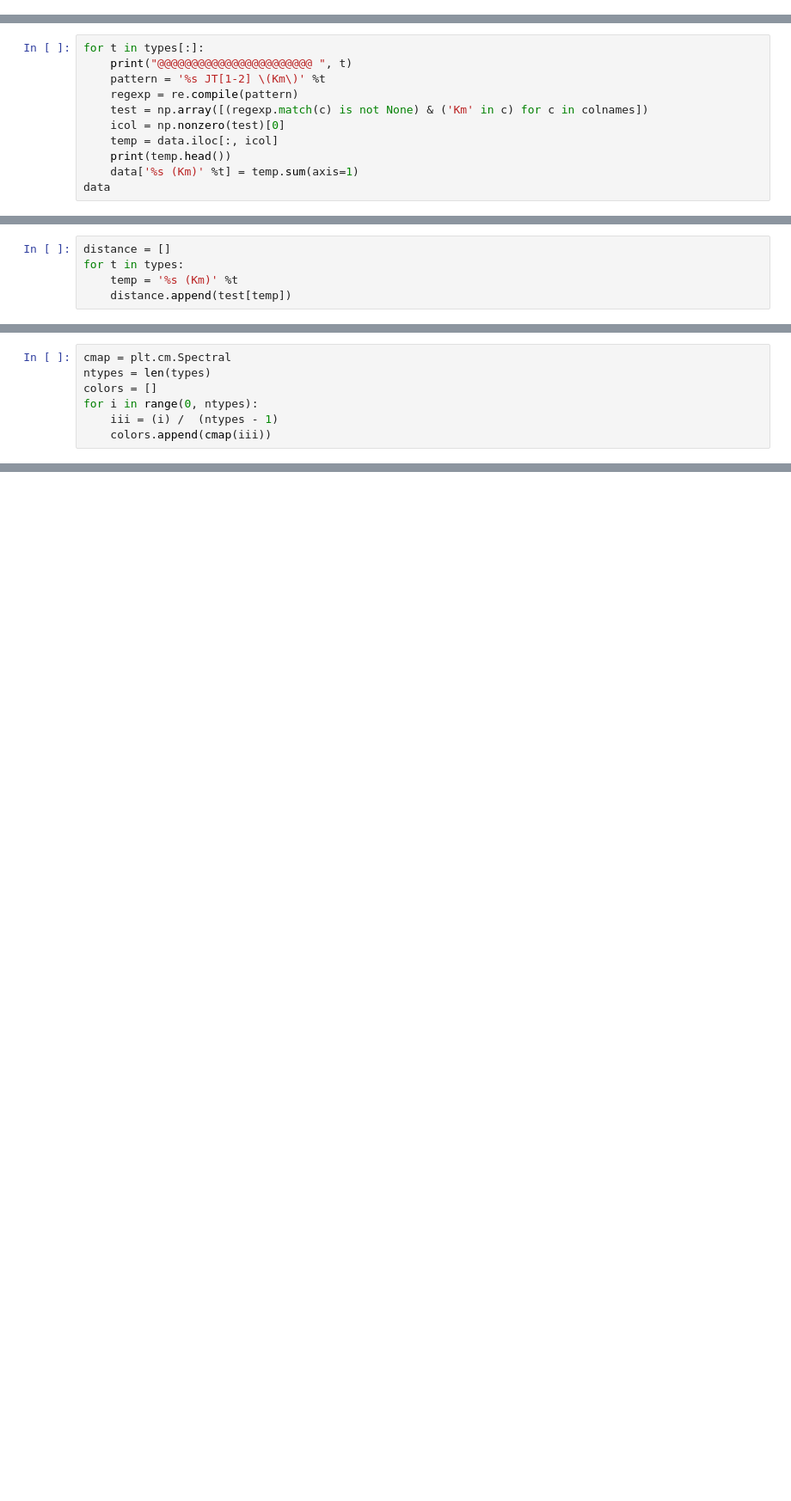
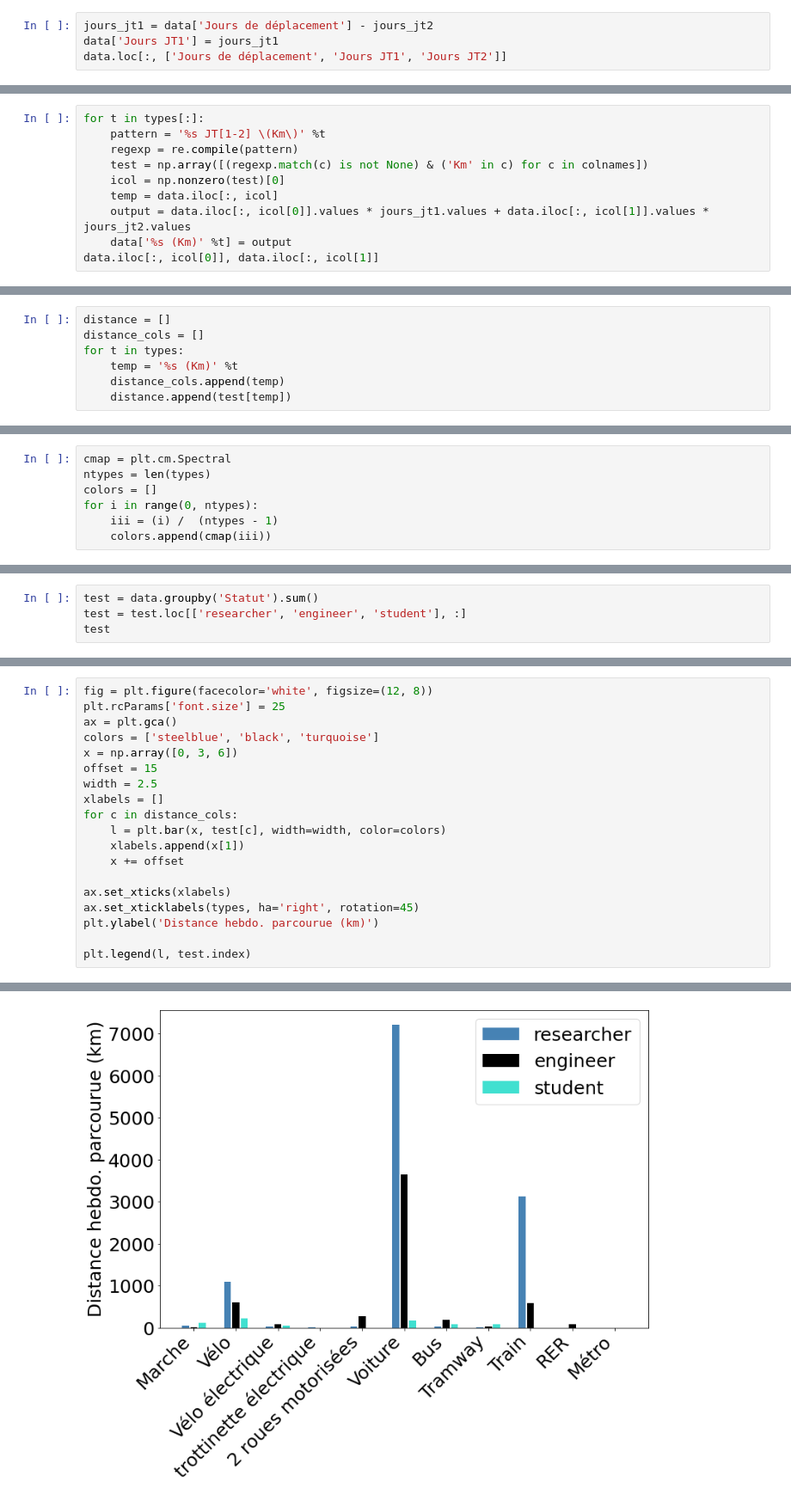
Before and after one commit to umr-marbec/marbec-green, a Jupyter notebook: process-emissions-deplacement.ipynb, the cells around one changed output, grey strips where cells are left out. Shown at 86% size. Cells and saved outputs as stored; diff of their text form; blank space fills up the shorter version.

```diff
--- a/process-emissions-deplacement.ipynb
+++ b/process-emissions-deplacement.ipynb
@@ -63,0 +84,4 @@ types
+# %%
+jours_jt1 = data['Jours de déplacement'] - jours_jt2
+data['Jours JT1'] = jours_jt1
+data.loc[:, ['Jours de déplacement', 'Jours JT1', 'Jours JT2']]
@@ -64,12 +102,11 @@ types
 # %%
 for t in types[:]:
-    print("@@@@@@@@@@@@@@@@@@@@@@@ ", t)
     pattern = '%s JT[1-2] \(Km\)' %t
     regexp = re.compile(pattern)
     test = np.array([(regexp.match(c) is not None) & ('Km' in c) for c in colnames])
     icol = np.nonzero(test)[0]
     temp = data.iloc[:, icol]
-    print(temp.head())
-    data['%s (Km)' %t] = temp.sum(axis=1)
-data
+    output = data.iloc[:, icol[0]].values * jours_jt1.values + data.iloc[:, icol[1]].values * jours_jt2.values
+    data['%s (Km)' %t] = output
+data.iloc[:, icol[0]], data.iloc[:, icol[1]]
 # %% [output]
@@ -126,8 +152,10 @@ Métro (Km)
 dtype: object
 # %%
 distance = []
+distance_cols = []
 for t in types:
     temp = '%s (Km)' %t
+    distance_cols.append(temp)
     distance.append(test[temp])
 # %%
 emissions = []
@@ -159,0 +190,4 @@ plt.savefig('deplacement_emissions.png')
+# %%
+test = data.groupby('Statut').sum()
+test = test.loc[['researcher', 'engineer', 'student'], :]
+test
@@ -159,0 +201,20 @@ plt.savefig('deplacement_emissions.png')
+# %%
+fig = plt.figure(facecolor='white', figsize=(12, 8))
+plt.rcParams['font.size'] = 25
+ax = plt.gca()
+colors = ['steelblue', 'black', 'turquoise']
+x = np.array([0, 3, 6])
+offset = 15
+width = 2.5
+xlabels = []
+for c in distance_cols:
+    l = plt.bar(x, test[c], width=width, color=colors)
+    xlabels.append(x[1])
+    x += offset
+
+ax.set_xticks(xlabels)
+ax.set_xticklabels(types, ha='right', rotation=45)
+plt.ylabel('Distance hebdo. parcourue (km)')
+
+plt.legend(l, test.index)
+# %% [output]
@@ -159,0 +222 @@ plt.savefig('deplacement_emissions.png')
+[figure, added]
```
Also changed, not shown: parts of 13 cells of this notebook.
